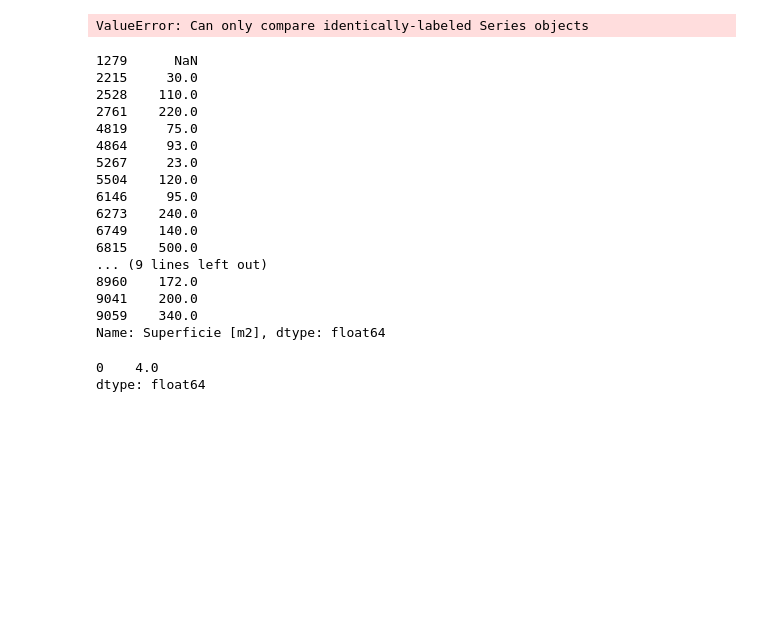
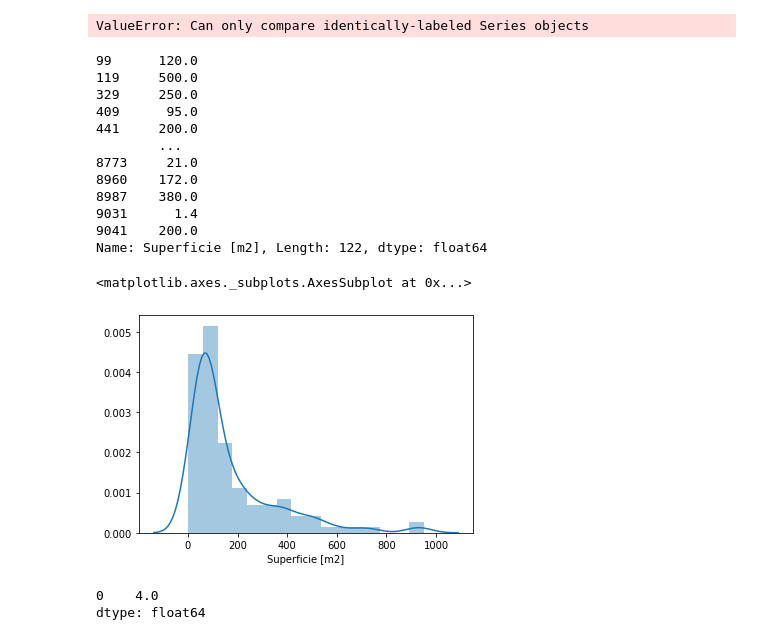
Before and after one commit to LazyEval/housing-prices-firenze, a Jupyter notebook: notebooks/1.0-LazyEval-data-cleaning.ipynb, the cells around one changed output. Cells and saved outputs as stored; diff of their text form; code cells hidden in the pictures; blank space fills up the shorter version.

```diff
--- a/notebooks/1.0-LazyEval-data-cleaning.ipynb
+++ b/notebooks/1.0-LazyEval-data-cleaning.ipynb
@@ -135,7 +149,8 @@ df['Superficie [m2]'] = (df['Superficie [m2]']
 
 df['Totale piani edificio'] = (df['Totale piani edificio']
                                .str.split(' ')
-                               .str[0])
+                               .str[0]
+                               .astype('float'))
 
 df['Zona'] = (df['Zona']
               .str.replace('-', ' ')
@@ -163,4 +178,7 @@ array(['Appartamento', 'Terratetto unifamiliare', 'Villa unifamiliare',
 # %%
 # Drop columns that have almost no entries
+# Dropping because of lack of entries
+# Dropping "Disponibilità" and "Contratto" because it is not relevant information
 df = df.drop(columns=['Immobile garantito', 'Indice prest. energetica rinnovabile',
-                      'Prestazione energetica del fabbricato', 'Certificazione energetica'])
+                      'Prestazione energetica del fabbricato', 'Certificazione energetica',
+                      'Disponibilità', 'Contratto'])
@@ -370,25 +389,25 @@ df.loc[df['Numero totale di locali'] == 0, 'Superficie [m2]'] = df.loc[mask_1 &
 # %% [output]
 ValueError: Can only compare identically-labeled Series objects
 # %%
-df.loc[df['Numero totale di locali'] == 0, 'Superficie [m2]']
+df.loc[df['Numero di bagni'] == 0, 'Superficie [m2]']
 # %% [output]
-1279      NaN
-2215     30.0
-2528    110.0
-2761    220.0
-4819     75.0
-4864     93.0
-5267     23.0
-5504    120.0
-6146     95.0
-6273    240.0
-6749    140.0
-6815    500.0
-... (9 lines left out)
+99      120.0
+119     500.0
+329     250.0
+409      95.0
+441     200.0
+        ...
+8773     21.0
 8960    172.0
+8987    380.0
+9031      1.4
 9041    200.0
-9059    340.0
-Name: Superficie [m2], dtype: float64
+Name: Superficie [m2], Length: 122, dtype: float64
+# %%
+sns.distplot(df.loc[df['Numero di bagni'] == 0, 'Superficie [m2]'])
+# %% [output]
+<matplotlib.axes._subplots.AxesSubplot at 0x...>
+[figure, added]
 # %%
 df.loc[(df['Superficie [m2]'] == 250) & (df['Numero di bagni'] != 0), 'Numero di bagni'].mode()
 # %% [output]
```
Also changed, not shown: parts of 7 cells of this notebook.
